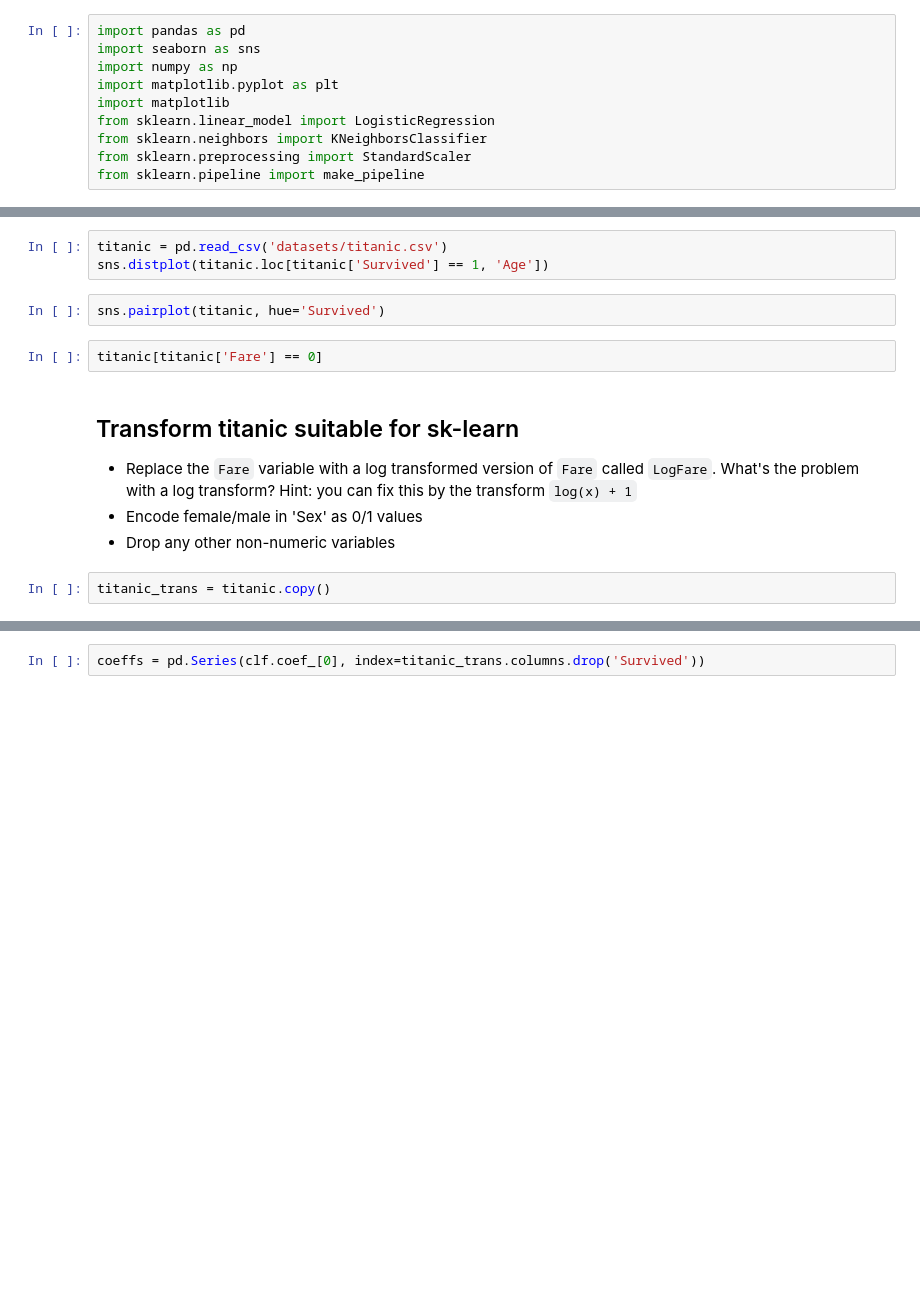
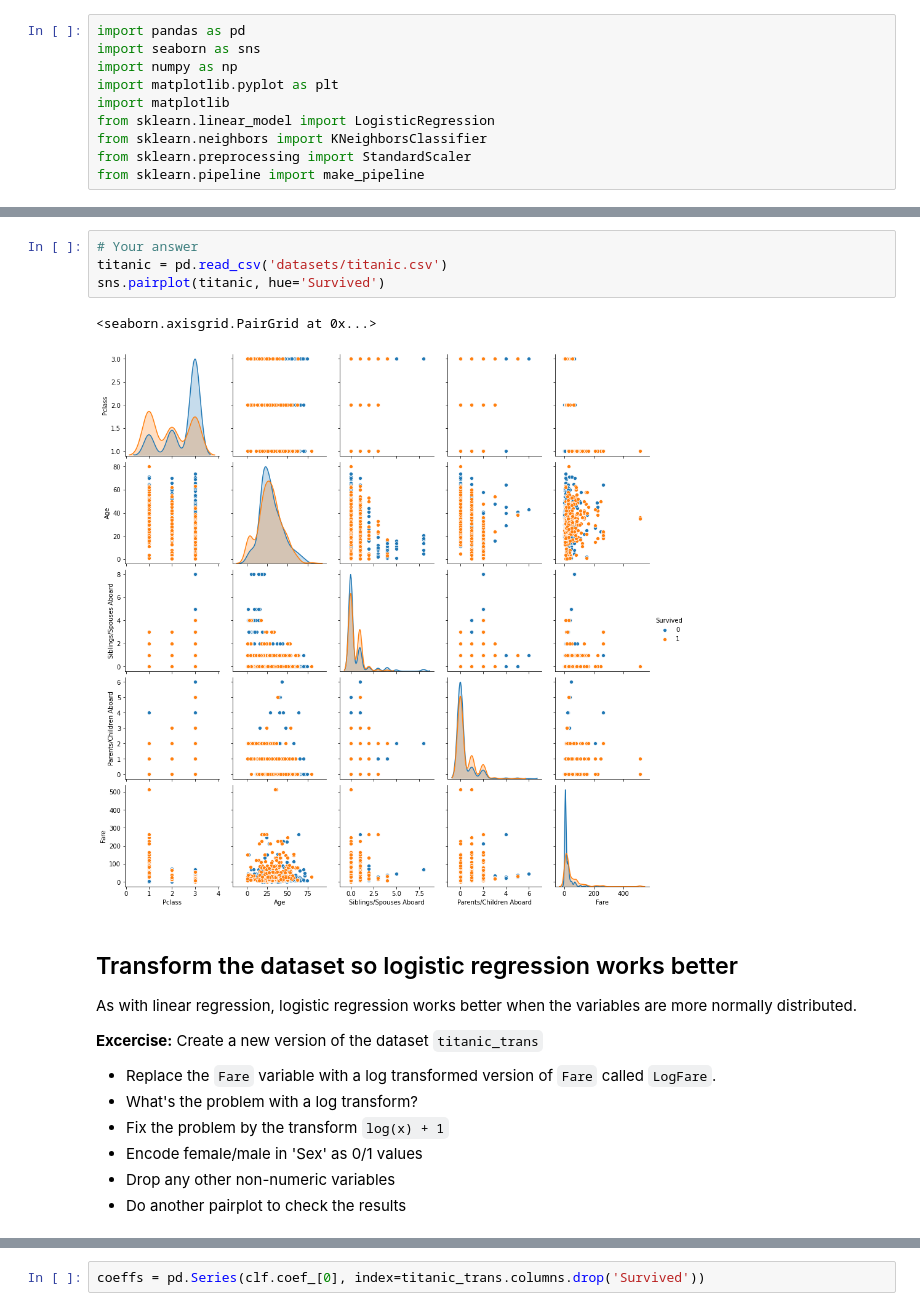
Before and after one commit to Inf2-FDS/FDS-S2-01-logistic-regression-solution, a Jupyter notebook: weekS2-04-solutions.ipynb, the cells around one changed output, grey strips where cells are left out. Cells and saved outputs as stored; diff of their text form; blank space fills up the shorter version.

Commit message:
Logistic regression with bootstrap

```diff
--- a/weekS2-04-solutions.ipynb
+++ b/weekS2-04-solutions.ipynb
@@ -26,15 +34,20 @@ from sklearn.pipeline import make_pipeline
 # %%
+# Your answer
 titanic = pd.read_csv('datasets/titanic.csv')
-sns.distplot(titanic.loc[titanic['Survived'] == 1, 'Age'])
+sns.pairplot(titanic, hue='Survived')
+# %% [output]
+<seaborn.axisgrid.PairGrid at 0x...>
+[figure, added]
-# %%
-sns.pairplot(titanic, hue='Survived')
-# %%
-titanic[titanic['Fare'] == 0]
 # %% [markdown]
-## Transform titanic suitable for sk-learn
-- Replace the `Fare` variable with a log transformed version of `Fare` called `LogFare`. What's the problem with a log transform? Hint: you can fix this by the transform `log(x) + 1`
+## Transform the dataset so logistic regression works better
+
+As with linear regression, logistic regression works better when the variables are more normally distributed.
+
+**Excercise:** Create a new version of the dataset `titanic_trans`
+- Replace the `Fare` variable with a log transformed version of `Fare` called `LogFare`.
+- What's the problem with a log transform?
+- Fix the problem by the transform `log(x) + 1`
 - Encode female/male in 'Sex' as 0/1 values
 - Drop any other non-numeric variables
+- Do another pairplot to check the results
-# %%
-titanic_trans = titanic.copy()
 # %%
```
Also changed, not shown: parts of 29 cells of this notebook.
